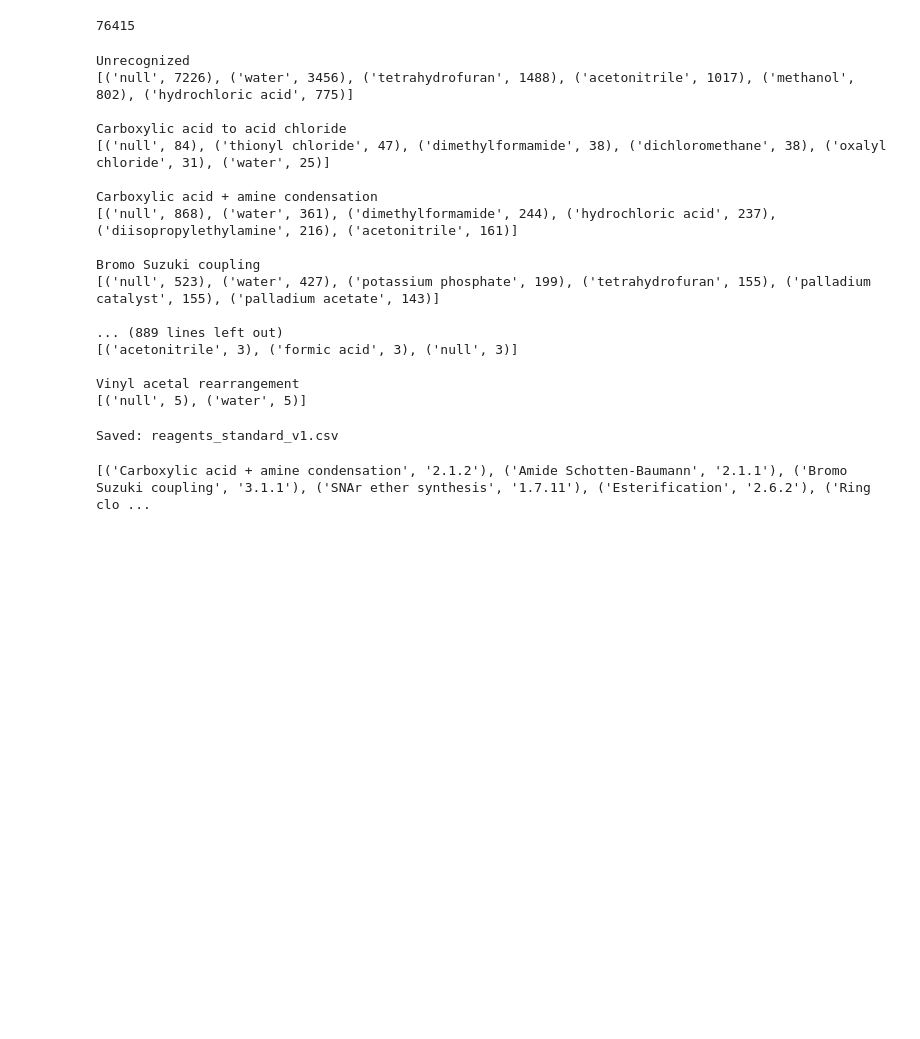
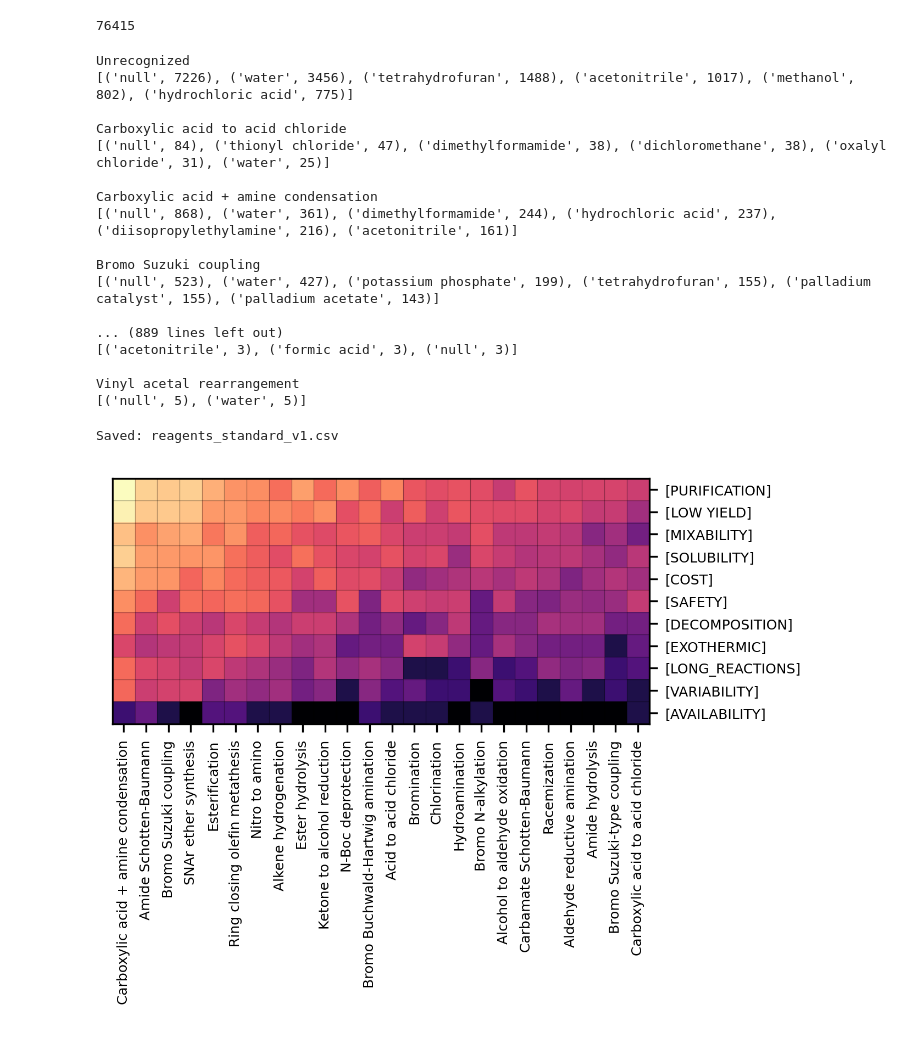
Before and after one commit to coleygroup/scale-up-llm-extraction, a Jupyter notebook: figure3/figure3_trends.ipynb, the cells around one changed output. Drawn from its saved outputs; the diff is of its cells as text; code cells hidden in the pictures; blank space fills up the shorter version.

```diff
--- a/figure3/figure3_trends.ipynb
+++ b/figure3/figure3_trends.ipynb
@@ -881,8 +946,8 @@ def save_cooccurrence_matrix(
         #             for t in raw_ticks
         #         ])
         # elif normalize is not None:
-        #     cbar_ticks = np.asarray(cbar.get_ticks(), dtype=float)
-        #     cbar.set_ticks(cbar_ticks.tolist())
+            # cbar_ticks = np.asarray(cbar.get_ticks(), dtype=float)
+            # cbar.set_ticks(cbar_ticks.tolist())
         #     cbar.set_ticklabels([
         #         f"{denormalize_value(t, matrix_unorm, normalize=normalize):.0f}"
         #         for t in cbar_ticks
@@ -890,32 +955,32 @@ def save_cooccurrence_matrix(
         ax.yaxis.tick_right()
         ax.tick_params(axis="y", which="major", left=False, right=True, labelleft=False, labelright=True)
         ax.tick_params(axis="y", which="minor", left=False, right=False, labelleft=False, labelright=False)
 
         if fig_save_path is not None:
             fig.savefig(
                 fig_save_path,
                 dpi=300,
                 bbox_inches="tight",
                 pad_inches=0.01,
             )
 
     return matrix, fig, ax
 
 
 # Example usage:
 cooc, fig, ax = save_cooccurrence_matrix(
     df_long,
     "problemCategory",
     "reaction_class",
     min_count=0,
     top_n=24,
-    cmap="Greys",
+    cmap="magma",
     normalize=False,
     log_scale=True,
     sort_by="frequency",
     matrix_save_path="figout/problem_vs_solution_cooccurrence.csv",
     fig_save_path="figout/problem_vs_solution_cooccurrence.png",
 )
 # plt.show()
 # %% [output]
-[('Carboxylic acid + amine condensation', '2.1.2'), ('Amide Schotten-Baumann', '2.1.1'), ('Bromo Suzuki coupling', '3.1.1'), ('SNAr ether synthesis', '1.7.11'), ('Esterification', '2.6.2'), ('Ring clo ...
+[figure, added]
```
Also changed, not shown: parts of 4 cells of this notebook, 32 other files.
